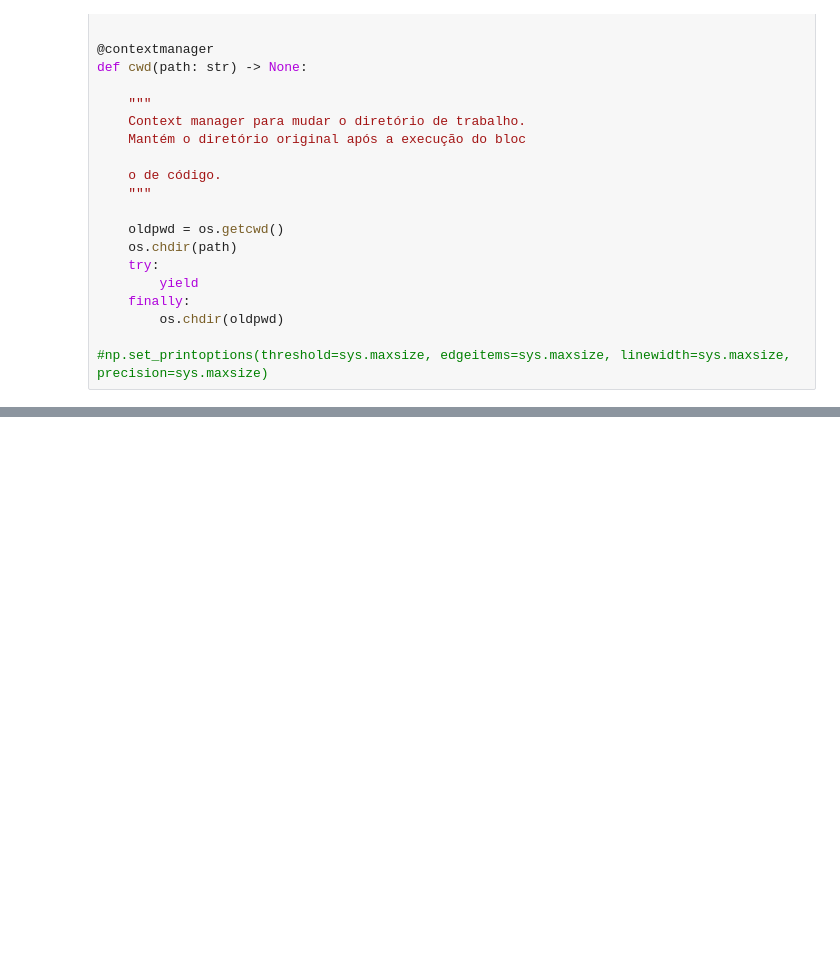
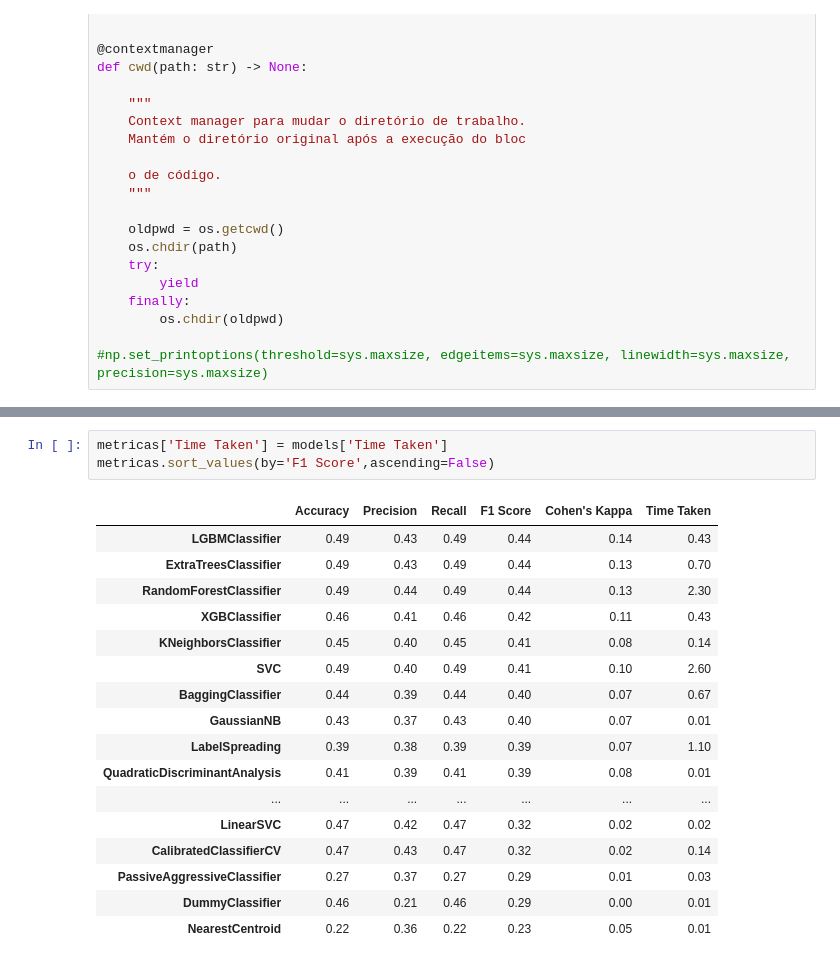
Before and after one commit to JeanArthurCostaDias/Cloud-Detection-Sentinel-2, a Jupyter notebook: main.ipynb, the cells around one changed output, grey strips where cells are left out. Drawn from its saved outputs; the diff is of its cells as text; blank space fills up the shorter version.

```diff
--- a/main.ipynb
+++ b/main.ipynb
@@ -282,0 +496,21 @@ for i in os.listdir(pasta_principal)[1:]:
+# %%
+metricas['Time Taken'] = models['Time Taken']
+metricas.sort_values(by='F1 Score',ascending=False)
+# %% [output]
+|  | Accuracy | Precision | Recall | F1 Score | Cohen's Kappa | Time Taken |
+| LGBMClassifier | 0.49 | 0.43 | 0.49 | 0.44 | 0.14 | 0.43 |
+| ExtraTreesClassifier | 0.49 | 0.43 | 0.49 | 0.44 | 0.13 | 0.70 |
+| RandomForestClassifier | 0.49 | 0.44 | 0.49 | 0.44 | 0.13 | 2.30 |
+| XGBClassifier | 0.46 | 0.41 | 0.46 | 0.42 | 0.11 | 0.43 |
+| KNeighborsClassifier | 0.45 | 0.40 | 0.45 | 0.41 | 0.08 | 0.14 |
+| SVC | 0.49 | 0.40 | 0.49 | 0.41 | 0.10 | 2.60 |
+| BaggingClassifier | 0.44 | 0.39 | 0.44 | 0.40 | 0.07 | 0.67 |
+| GaussianNB | 0.43 | 0.37 | 0.43 | 0.40 | 0.07 | 0.01 |
+| LabelSpreading | 0.39 | 0.38 | 0.39 | 0.39 | 0.07 | 1.10 |
+| QuadraticDiscriminantAnalysis | 0.41 | 0.39 | 0.41 | 0.39 | 0.08 | 0.01 |
+| ... | ... | ... | ... | ... | ... | ... |
+| LinearSVC | 0.47 | 0.42 | 0.47 | 0.32 | 0.02 | 0.02 |
+| CalibratedClassifierCV | 0.47 | 0.43 | 0.47 | 0.32 | 0.02 | 0.14 |
+| PassiveAggressiveClassifier | 0.27 | 0.37 | 0.27 | 0.29 | 0.01 | 0.03 |
+| DummyClassifier | 0.46 | 0.21 | 0.46 | 0.29 | 0.00 | 0.01 |
+| NearestCentroid | 0.22 | 0.36 | 0.22 | 0.23 | 0.05 | 0.01 |
```
Also changed, not shown: parts of 8 cells of this notebook.
